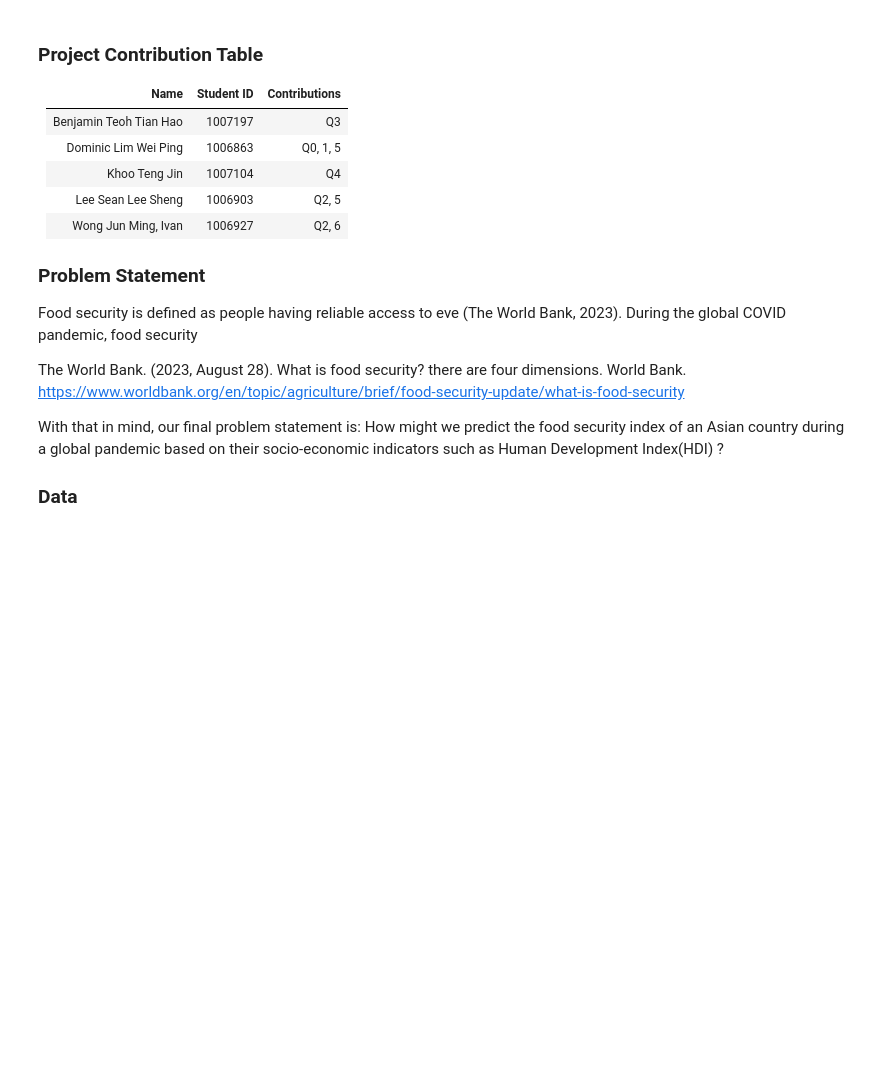
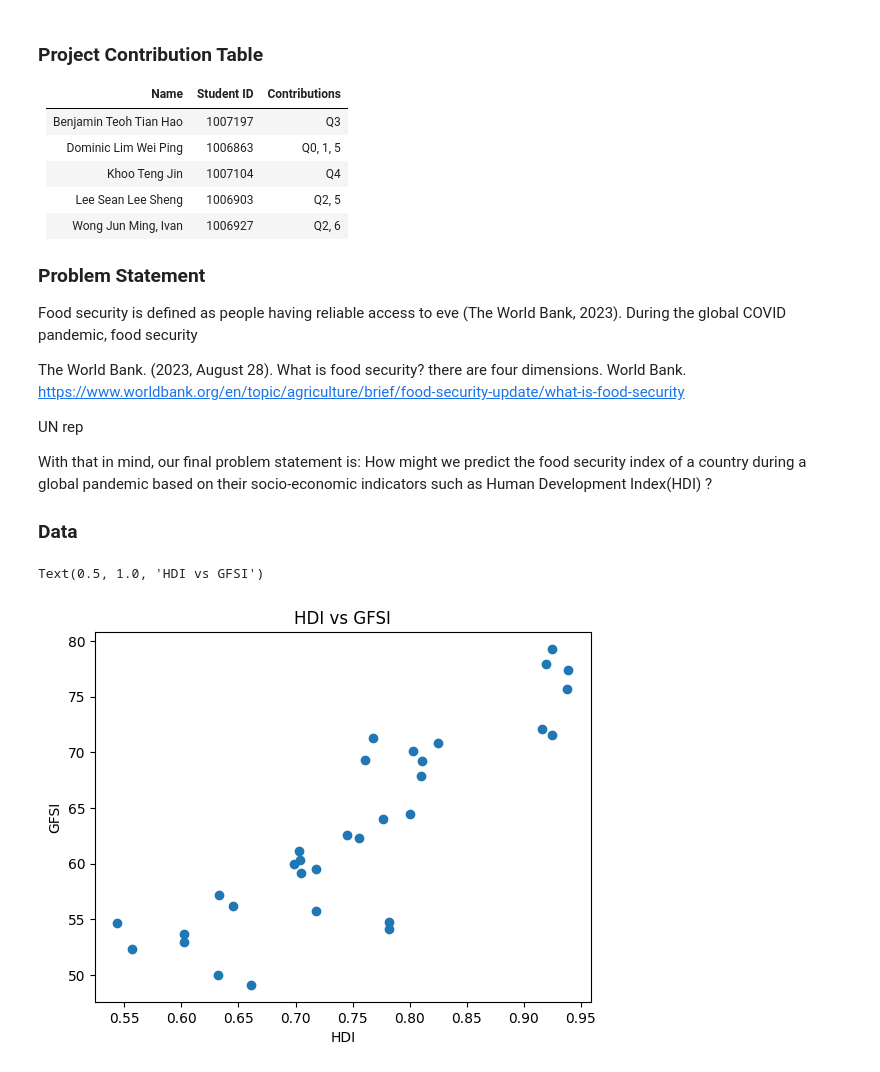
Before and after one commit to teohbenji/Global-Food-Security-Index-Predictor, a Jupyter notebook: analysis.ipynb, the cells around one changed output. Saved outputs shown, nothing was run; the diff lists cells and outputs as text; code cells hidden in the pictures; blank space fills up the shorter version.

```diff
--- a/analysis.ipynb
+++ b/analysis.ipynb
@@ -17,8 +17,9 @@ The World Bank. (2023, August 28). What is food security? there are four dimensi
 
 
 <!--Persona-->
+UN rep
 
-With that in mind, our final problem statement is: How might we  predict the food security index of an Asian country during a global pandemic based on their socio-economic indicators such as Human Development Index(HDI) ?
+With that in mind, our final problem statement is: How might we predict the food security index of a country during a global pandemic based on their socio-economic indicators such as Human Development Index(HDI) ?
 
 ### Data
 <!--Data sources -->
@@ -53,8 +57,11 @@ df = df.astype(float) #convert all values in df to float
 # %%
-# # Scatter chart showing relationship between HDI and GFSI
+# Scatter chart showing relationship between HDI and GFSI
 
-# plt.scatter(df["HDI"] ,df["GFSI"])
-# plt.xlabel("HDI")
-# plt.ylabel("GFSI")
-# plt.title("HDI vs GFSI")
+plt.scatter(df["HDI"] ,df["GFSI"])
+plt.xlabel("HDI")
+plt.ylabel("GFSI")
+plt.title("HDI vs GFSI")
+# %% [output]
+Text(0.5, 1.0, 'HDI vs GFSI')
+[figure, added]
 # %%
```
Also changed, not shown: parts of 9 cells of this notebook.
